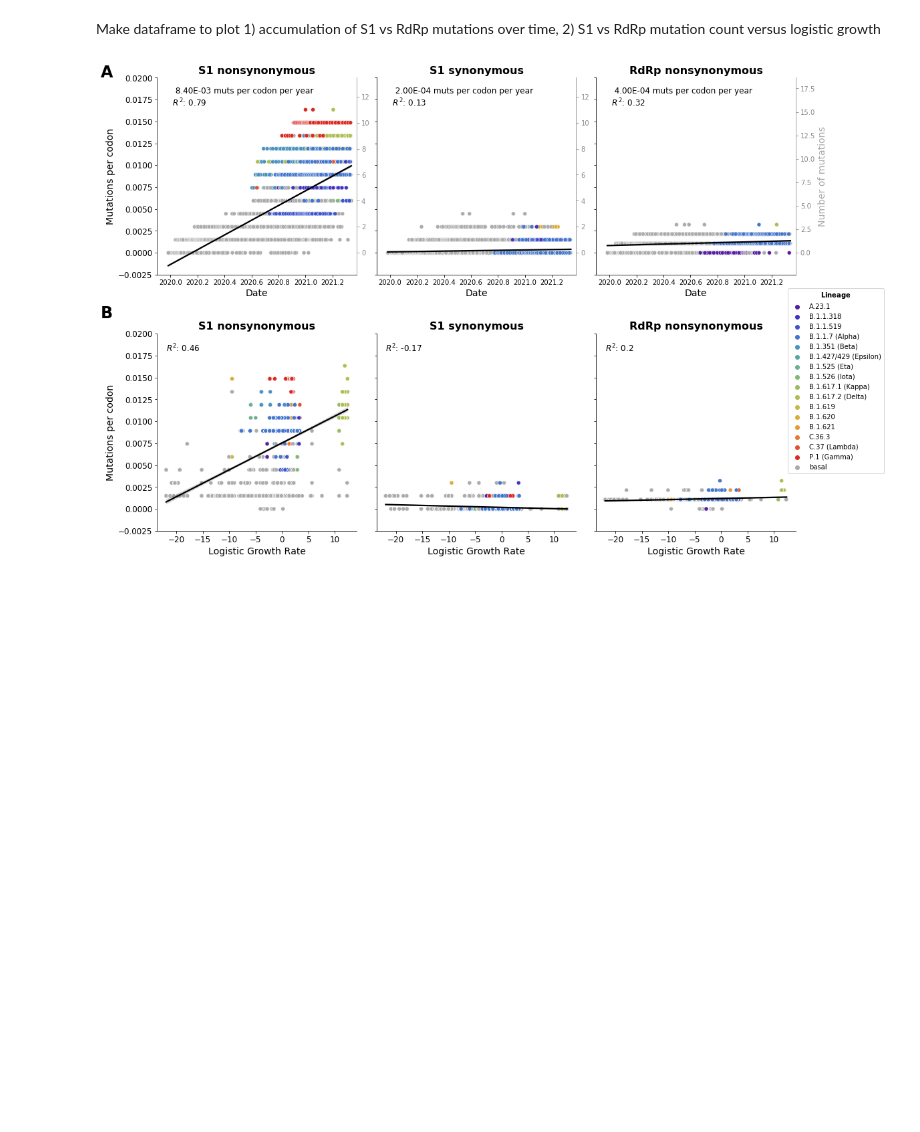
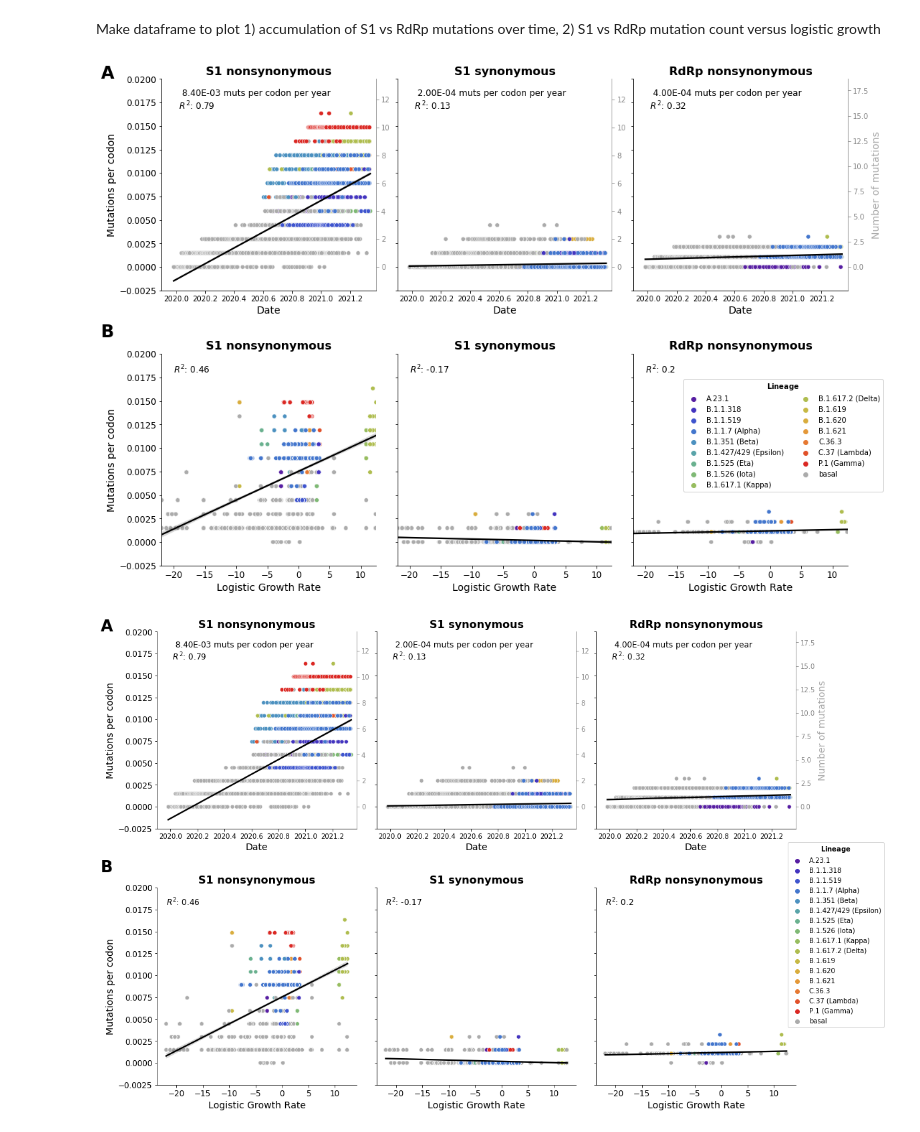
Before and after one commit to blab/sarscov2-adaptive-evolution, a Jupyter notebook: analysis/fig1-muts_by_time_and_growthrate.ipynb, the cells around one changed output. Cells and saved outputs as stored; diff of their text form; code cells hidden in the pictures; blank space fills up the shorter version.

Commit message:
add fig1c: stats for R-square values

```diff
--- a/analysis/fig1-muts_by_time_and_growthrate.ipynb
+++ b/analysis/fig1-muts_by_time_and_growthrate.ipynb
@@ -603,7 +638,7 @@ def plot_muts_vs_logistic_growth_s1_syn_vs_nonsyn(filename=None):
     ax4.set_title('S1 nonsynonymous', fontsize = 16, fontweight='bold')
 
     slope4, r_value4 = get_linear_reg_stats('S1', 'logistic_growth')
-    ax4.annotate(f'$R^2$: {r_value4}', xy=(-22,0.019), size=12, va='top', ha='left')
+    ax4.annotate(f'$R^2$: {r_value4}', xy=(-20,0.019), size=12, va='top', ha='left')
 
     # plot s1 syn mutations versus logistic growth, color by clade membership
     ax5 = sns.scatterplot(x="logistic_growth", y="muts_per_codon", hue= 'emerging_lineage',
@@ -618,7 +653,7 @@ def plot_muts_vs_logistic_growth_s1_syn_vs_nonsyn(filename=None):
     ax5.set_title('S1 synonymous', fontsize = 16, fontweight='bold')
 
     slope5, r_value5 = get_linear_reg_stats('S1_synonymous', 'logistic_growth')
-    ax5.annotate(f'$R^2$: {r_value5}', xy=(-22,0.019), size=12, va='top', ha='left')
+    ax5.annotate(f'$R^2$: {r_value5}', xy=(-20,0.019), size=12, va='top', ha='left')
 
 
 
@@ -634,11 +669,11 @@ def plot_muts_vs_logistic_growth_s1_syn_vs_nonsyn(filename=None):
     ax6.set_xlabel('Logistic Growth Rate', fontsize = 14)
     ax6.set_title('RdRp nonsynonymous', fontsize = 16, fontweight='bold')
     handles, labels = ax6.get_legend_handles_labels()
-    lgd = ax6.legend(handles, labels, loc='upper center', bbox_to_anchor=(1.2, 1.25),
+    lgd = ax6.legend(handles, labels, loc='upper center', bbox_to_anchor=(0.7, 0.9),ncol=2,
                      title = r'$\bf{Lineage}$')
 
     slope6, r_value6 = get_linear_reg_stats('RdRp', 'logistic_growth')
-    ax6.annotate(f'$R^2$: {r_value6}', xy=(-22,0.019), size=12, va='top', ha='left')
+    ax6.annotate(f'$R^2$: {r_value6}', xy=(-20,0.019), size=12, va='top', ha='left')
 
 
     sns.despine(left=False, bottom=False)
@@ -661,6 +696,10 @@ def plot_muts_vs_logistic_growth_s1_syn_vs_nonsyn(filename=None):
 
     if filename:
         fig.savefig(filename, dpi=300, bbox_inches='tight')
+# %%
+plot_muts_vs_logistic_growth_s1_syn_vs_nonsyn(filename = 'plots/fig1ab_20210515_new.png')
+# %% [output]
+[figure, added]
 # %%
 plot_muts_vs_logistic_growth_s1_syn_vs_nonsyn(filename = 'plots/fig1ab_20210515.png')
 # %% [output]
```
Also changed, not shown: parts of 3 cells of this notebook, 18 other files.
